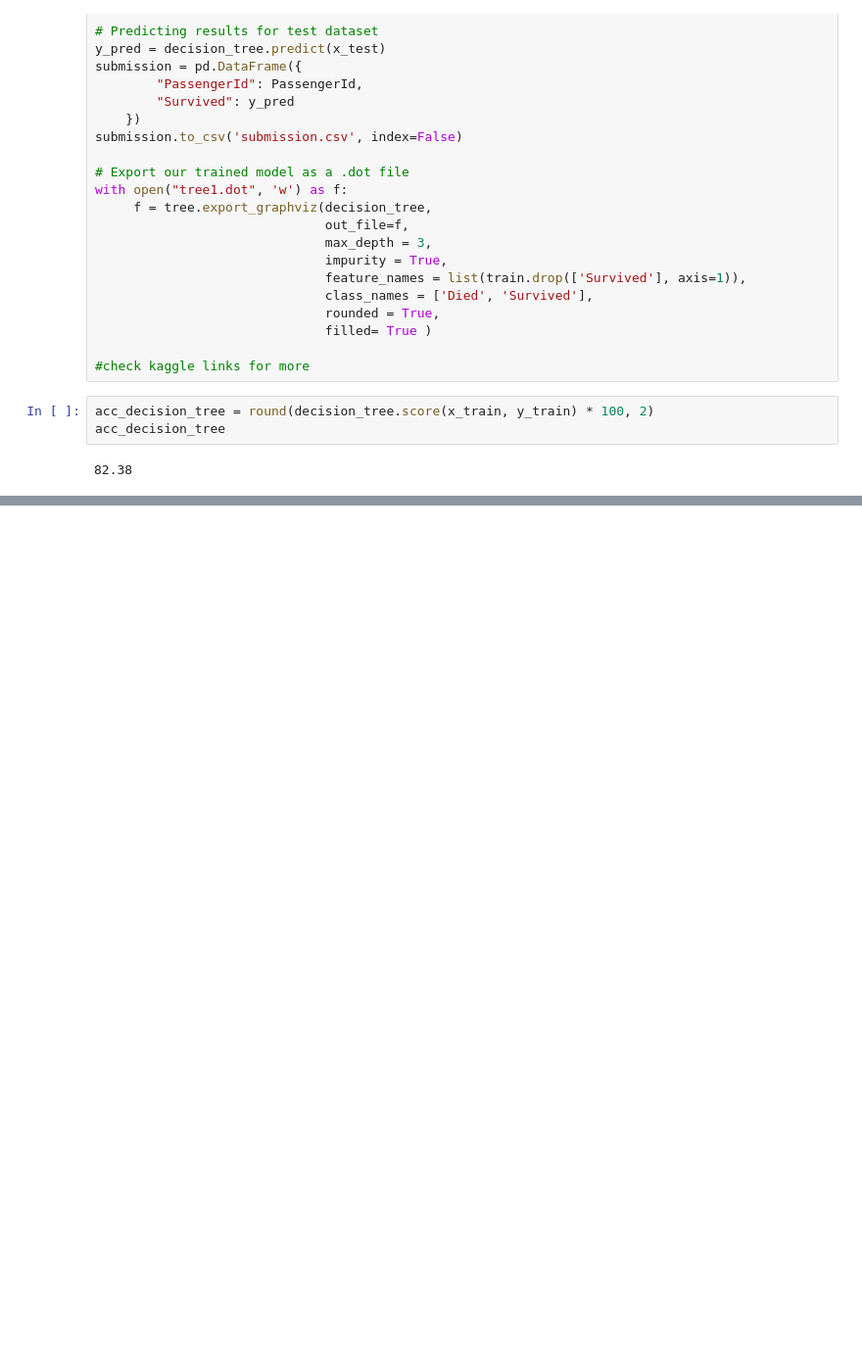
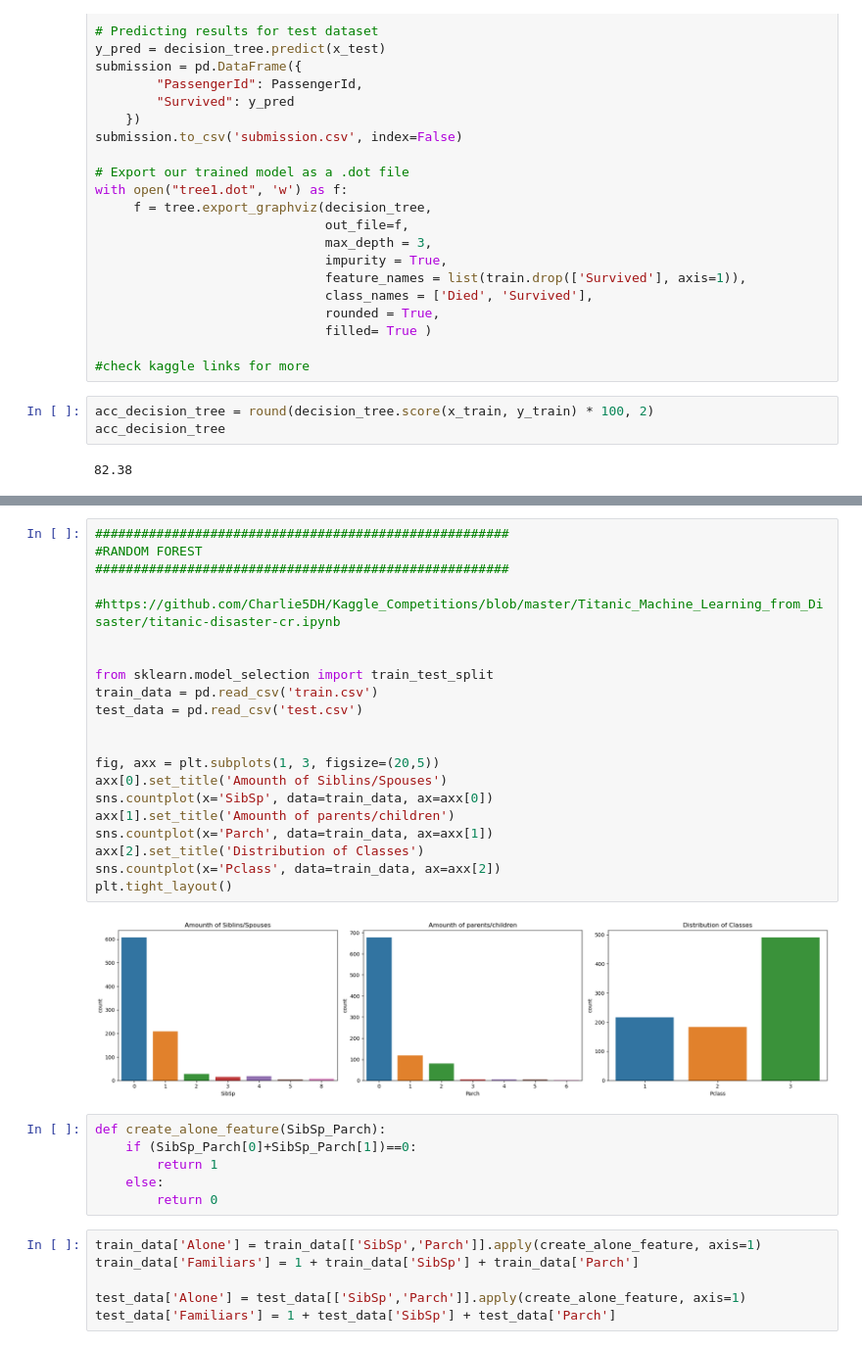
Before and after one commit to gianpaolof/decision_tree_titanic, a Jupyter notebook: First decision tree.ipynb, the cells around one changed output, grey strips where cells are left out. Shown at 98% size. Drawn from its saved outputs; the diff is of its cells as text; blank space fills up the shorter version.

Commit message:
random forest

```diff
--- a/First decision tree.ipynb
+++ b/First decision tree.ipynb
@@ -379,0 +457,35 @@ acc_decision_tree
+# %%
+######################################################
+#RANDOM FOREST
+######################################################
+
+#https://github.com/Charlie5DH/Kaggle_Competitions/blob/master/Titanic_Machine_Learning_from_Disaster/titanic-disaster-cr.ipynb
+
+
+from sklearn.model_selection import train_test_split
+train_data = pd.read_csv('train.csv')
+test_data = pd.read_csv('test.csv')
+
+
+fig, axx = plt.subplots(1, 3, figsize=(20,5))
+axx[0].set_title('Amounth of Siblins/Spouses')
+sns.countplot(x='SibSp', data=train_data, ax=axx[0])
+axx[1].set_title('Amounth of parents/children')
+sns.countplot(x='Parch', data=train_data, ax=axx[1])
+axx[2].set_title('Distribution of Classes')
+sns.countplot(x='Pclass', data=train_data, ax=axx[2])
+plt.tight_layout()
+# %% [output]
+[figure, added]
+# %%
+def create_alone_feature(SibSp_Parch):
+    if (SibSp_Parch[0]+SibSp_Parch[1])==0:
+        return 1
+    else:
+        return 0
+# %%
+train_data['Alone'] = train_data[['SibSp','Parch']].apply(create_alone_feature, axis=1)
+train_data['Familiars'] = 1 + train_data['SibSp'] + train_data['Parch']
+
+test_data['Alone'] = test_data[['SibSp','Parch']].apply(create_alone_feature, axis=1)
+test_data['Familiars'] = 1 + test_data['SibSp'] + test_data['Parch']
```
Also changed, not shown: parts of 18 cells of this notebook.
